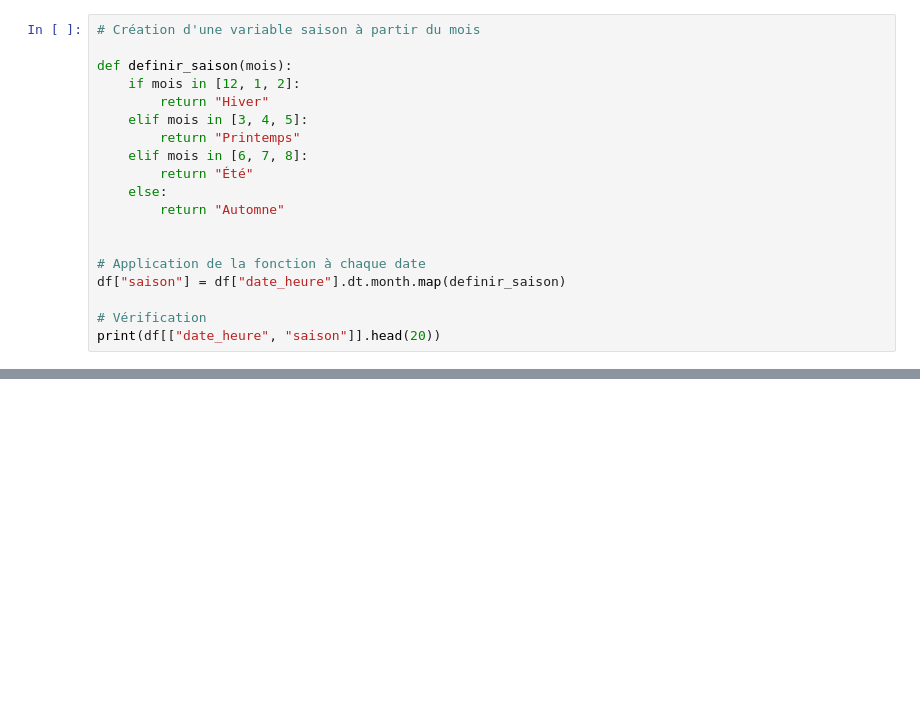
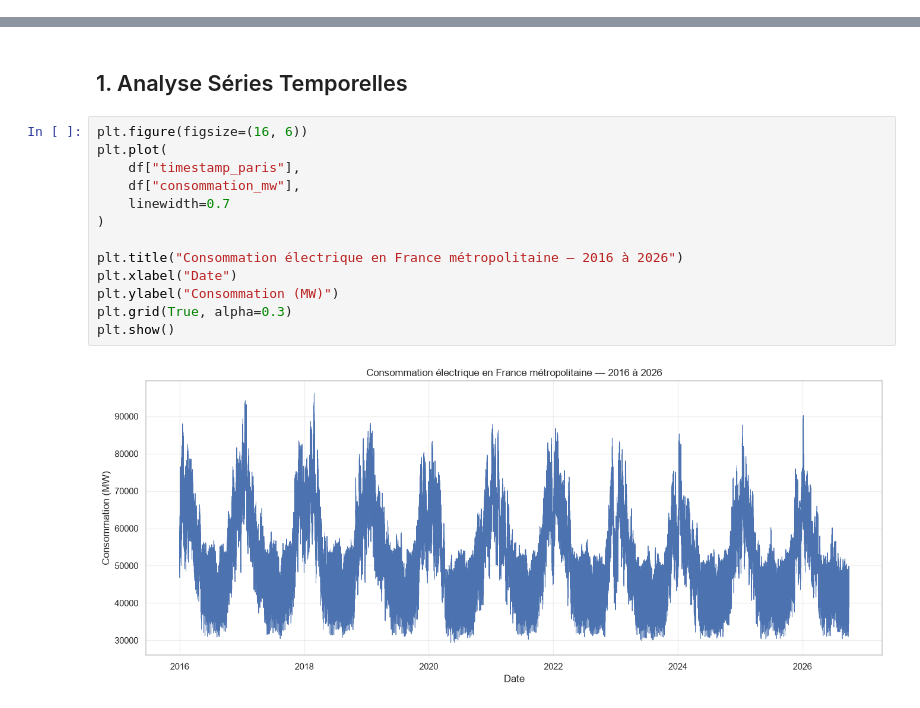
Before and after one commit to LeStolz/ConsommationElectrique, a Jupyter notebook: notebooks/01_exploration_donnees.ipynb, the cells around one changed output, grey strips where cells are left out. Cells and saved outputs as stored; diff of their text form; blank space fills up the shorter version.

```diff
--- a/notebooks/01_exploration_donnees.ipynb
+++ b/notebooks/01_exploration_donnees.ipynb
@@ -556,19 +72,0 @@ variable saison
-# %%
-# Création d'une variable saison à partir du mois
-
-def definir_saison(mois):
-    if mois in [12, 1, 2]:
-        return "Hiver"
-    elif mois in [3, 4, 5]:
-        return "Printemps"
-    elif mois in [6, 7, 8]:
-        return "Été"
-    else:
-        return "Automne"
-
-
-# Application de la fonction à chaque date
-df["saison"] = df["date_heure"].dt.month.map(definir_saison)
-
-# Vérification
-print(df[["date_heure", "saison"]].head(20))
@@ -685,0 +128,17 @@ Dataframe sauvegardé dans : ../data/processed/consommation_electricite_2019_202
+# %% [markdown]
+## 1. Analyse Séries Temporelles
+# %%
+plt.figure(figsize=(16, 6))
+plt.plot(
+    df["timestamp_paris"],
+    df["consommation_mw"],
+    linewidth=0.7
+)
+
+plt.title("Consommation électrique en France métropolitaine — 2016 à 2026")
+plt.xlabel("Date")
+plt.ylabel("Consommation (MW)")
+plt.grid(True, alpha=0.3)
+plt.show()
+# %% [output]
+[figure, added]
```
Also changed, not shown: parts of 83 cells of this notebook, 3 other files.
